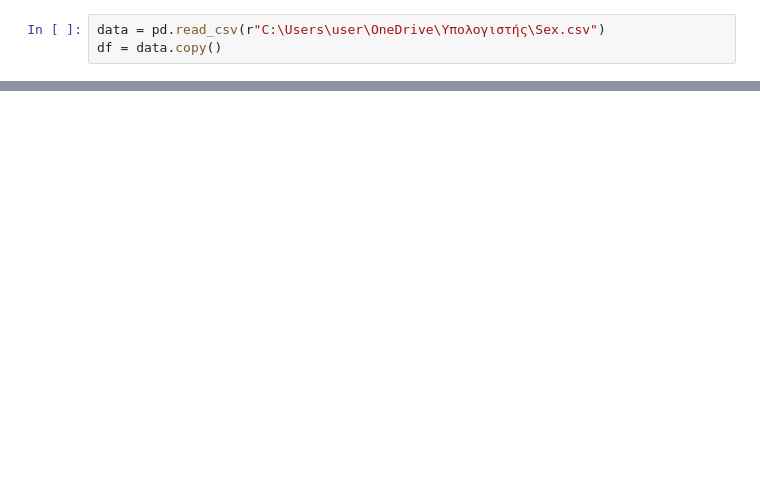
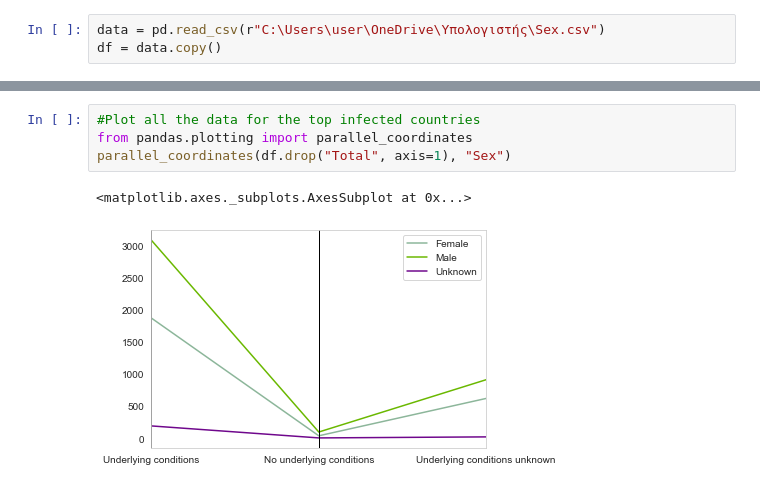
Before and after one commit to PanagiotaAlex/Covid-19-project, a Jupyter notebook: Age-Sex(NY).ipynb, the cells around one changed output, grey strips where cells are left out. Cells and saved outputs as stored; diff of their text form; blank space fills up the shorter version.

```diff
--- a/Age-Sex(NY).ipynb
+++ b/Age-Sex(NY).ipynb
@@ -25,0 +104,7 @@ df.head()
+# %%
+#Plot all the data for the top infected countries
+from pandas.plotting import parallel_coordinates
+parallel_coordinates(df.drop("Total", axis=1), "Sex")
+# %% [output]
+<matplotlib.axes._subplots.AxesSubplot at 0x...>
+[figure, added]
```
Also changed, not shown: parts of 12 cells of this notebook.
